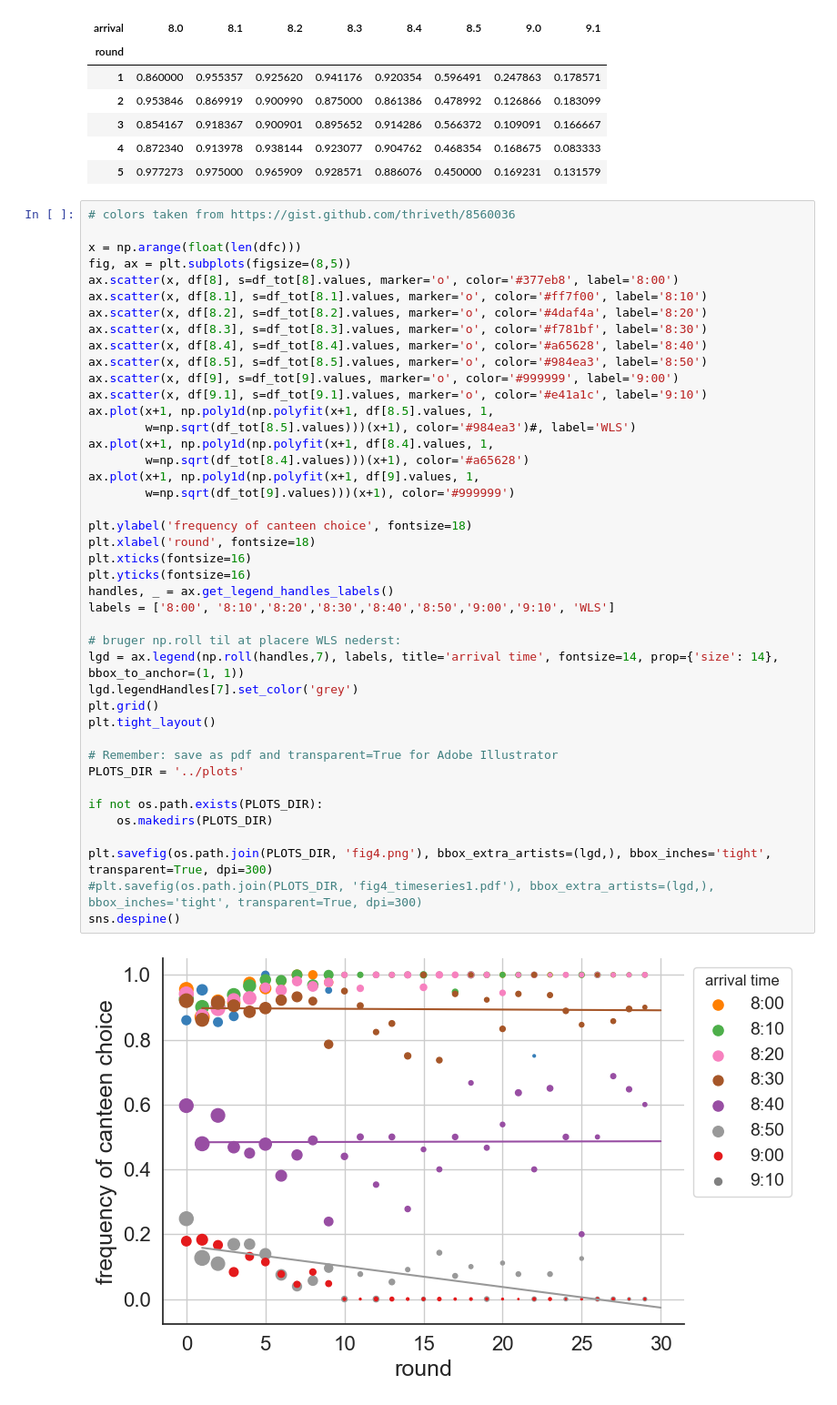
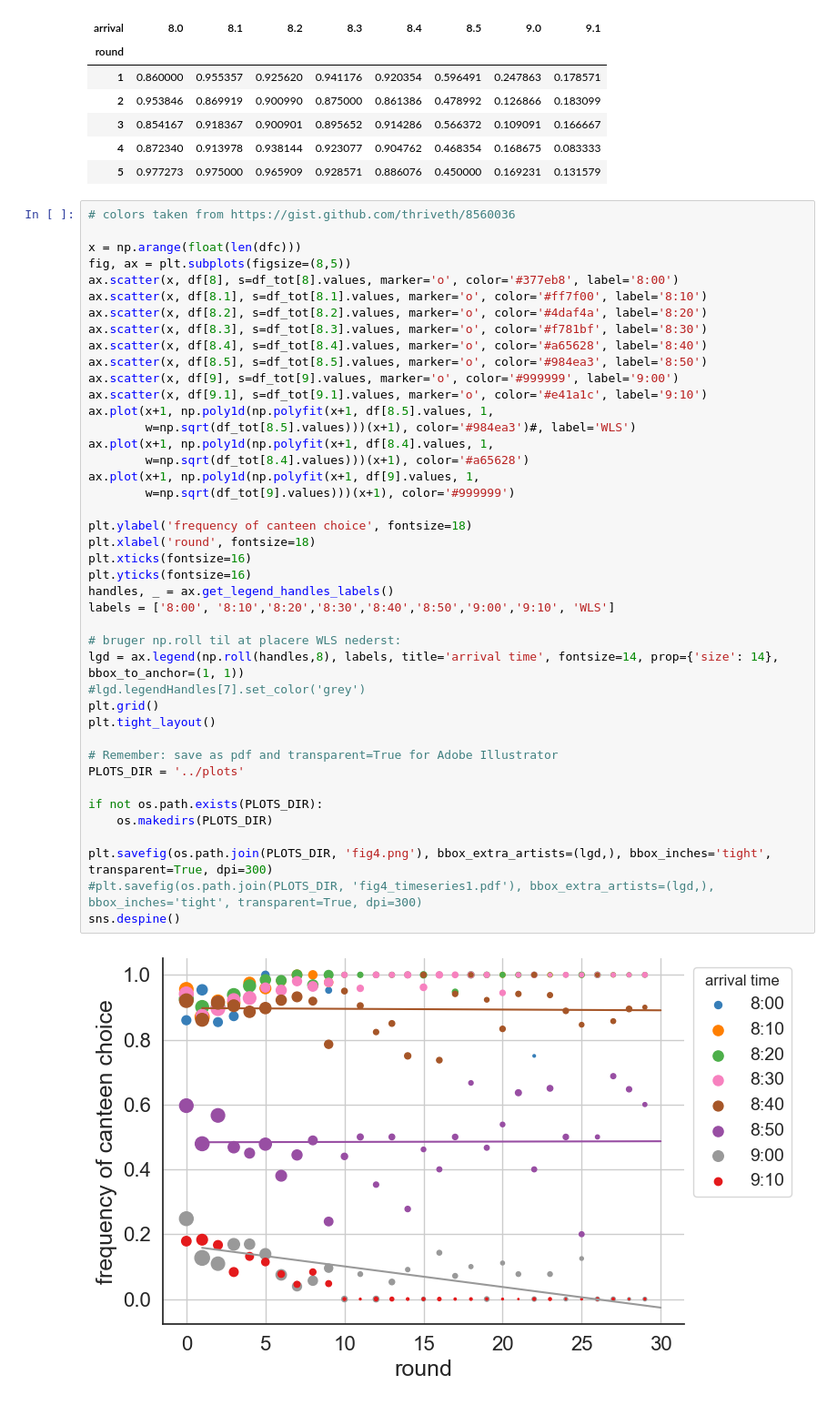
Before and after one commit to gavstrik/Paper_canteen_dilemma, a Jupyter notebook: python/fig4.ipynb, the cells around one changed output. Shown at 91% size. Saved outputs shown, nothing was run; the diff lists cells and outputs as text.

```diff
--- a/python/fig4.ipynb
+++ b/python/fig4.ipynb
@@ -91,33 +91,33 @@ ax.scatter(x, df[8.5], s=df_tot[8.5].values, marker='o', color='#984ea3', label=
 ax.scatter(x, df[9], s=df_tot[9].values, marker='o', color='#999999', label='9:00')
 ax.scatter(x, df[9.1], s=df_tot[9.1].values, marker='o', color='#e41a1c', label='9:10')
 ax.plot(x+1, np.poly1d(np.polyfit(x+1, df[8.5].values, 1,
         w=np.sqrt(df_tot[8.5].values)))(x+1), color='#984ea3')#, label='WLS')
 ax.plot(x+1, np.poly1d(np.polyfit(x+1, df[8.4].values, 1,
         w=np.sqrt(df_tot[8.4].values)))(x+1), color='#a65628')
 ax.plot(x+1, np.poly1d(np.polyfit(x+1, df[9].values, 1,
         w=np.sqrt(df_tot[9].values)))(x+1), color='#999999')
 
 plt.ylabel('frequency of canteen choice', fontsize=18)
 plt.xlabel('round', fontsize=18)
 plt.xticks(fontsize=16)
 plt.yticks(fontsize=16)
 handles, _ = ax.get_legend_handles_labels()
 labels = ['8:00', '8:10','8:20','8:30','8:40','8:50','9:00','9:10', 'WLS']
 
 # bruger np.roll til at placere WLS nederst:
-lgd = ax.legend(np.roll(handles,7), labels, title='arrival time', fontsize=14, prop={'size': 14}, bbox_to_anchor=(1, 1))
-lgd.legendHandles[7].set_color('grey')
+lgd = ax.legend(np.roll(handles,8), labels, title='arrival time', fontsize=14, prop={'size': 14}, bbox_to_anchor=(1, 1))
+#lgd.legendHandles[7].set_color('grey')
 plt.grid()
 plt.tight_layout()
 
 # Remember: save as pdf and transparent=True for Adobe Illustrator
 PLOTS_DIR = '../plots'
 
 if not os.path.exists(PLOTS_DIR):
     os.makedirs(PLOTS_DIR)
 
 plt.savefig(os.path.join(PLOTS_DIR, 'fig4.png'), bbox_extra_artists=(lgd,), bbox_inches='tight', transparent=True, dpi=300)
 #plt.savefig(os.path.join(PLOTS_DIR, 'fig4_timeseries1.pdf'), bbox_extra_artists=(lgd,), bbox_inches='tight', transparent=True, dpi=300)
 sns.despine()
 # %% [output]
-[figure, old version]
+[figure, new version]
```
Also changed, not shown: 1 other file.
